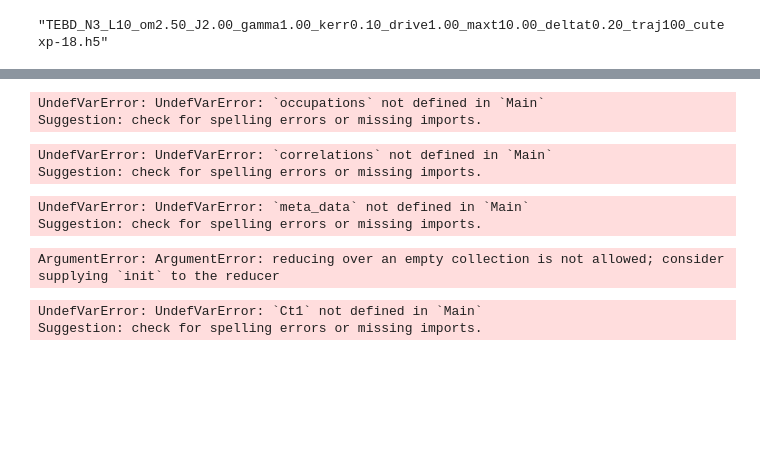
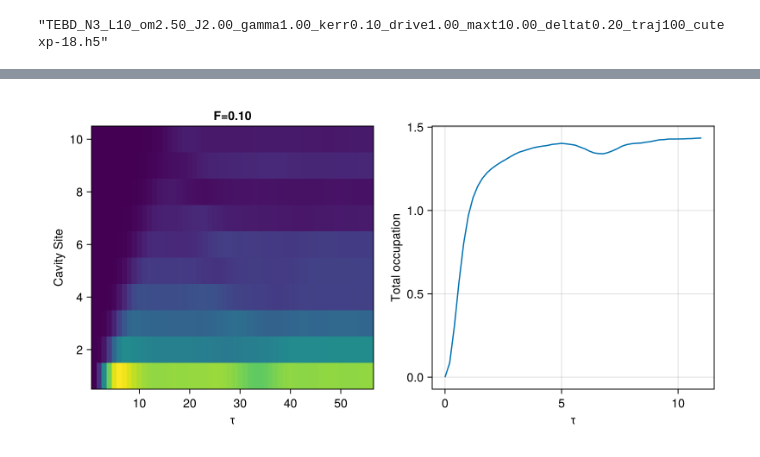
Before and after one commit to Ssalazar12/open_system_tn, a Jupyter notebook: notebooks/benchmarking.ipynb, the cells around one changed output, grey strips where cells are left out. Drawn from its saved outputs; the diff is of its cells as text; code cells hidden in the pictures; blank space fills up the shorter version.

```diff
--- a/notebooks/benchmarking.ipynb
+++ b/notebooks/benchmarking.ipynb
@@ -170,61 +197,12 @@ Suggestion: check for spelling errors or missing imports.
 # %%
-f = Figure(size = (800, 400))
-ax1 = Axis(f[1, 1], xlabel="τ", ylabel="Cavity Site")
+
+f = Figure(size = (800, 400), )
+ax1 = Axis(f[1, 1], xlabel="τ", ylabel="Cavity Site", title=@sprintf("F=%.2f", meta_list[1]["F"] ) )
 ax2 = Axis(f[1, 2], xlabel="τ", ylabel="Total occupation")
 
 heatmap!(ax1, transpose(occupations))
 lines!(ax2, time_list, tot_oc)
+
 f
 # %% [output]
-UndefVarError: UndefVarError: `occupations` not defined in `Main`
-Suggestion: check for spelling errors or missing imports.
+[figure, added]
-# %%
-# don0t forget the normalziattion factor
-tindex = 10
-Ct1 = correlations[1,1:end,tindex]/sqrt(correlations[1,1,tindex]*correlations[end,end,tindex])
-Ctf = correlations[1,1:end,end]/sqrt(correlations[1,1,end]*correlations[end,end,end])
-# %% [output]
-UndefVarError: UndefVarError: `correlations` not defined in `Main`
-Suggestion: check for spelling errors or missing imports.
-# %%
-# first index is configuration, second time, third lattice site
-# grab the value of each configuration at a given lattice site ffor lonf times
-a_first = []
-a_middle = []
-a_last = []
-
-for traj in 1:meta_data["N_trajectories"]
-    for time_i in 0:10
-        push!(a_first, a_ops[traj,end-time_i,1])
-       push!(a_middle, a_ops[traj, end-time_i, round(Int64, meta_data["L"]/2)])
-        push!(a_last, a_ops[traj, end-time_i, end])
-    end
-end
-# %% [output]
-UndefVarError: UndefVarError: `meta_data` not defined in `Main`
-Suggestion: check for spelling errors or missing imports.
-# %%
-f = Figure(size = (900, 310))
-ax1 = Axis(f[1, 1], ylabel=L"Im(\alpha_j)", xlabel=L"Re(\alpha_j)", title=L"j=1")
-ax2 = Axis(f[1, 2], ylabel=L"Im(\alpha_j)", xlabel=L"Re(\alpha_j)",  title=L"j=L/2")
-ax3 = Axis(f[1, 3], ylabel=L"Im(\alpha_j)", xlabel=L"Re(\alpha_j)",  title=L"j=L")
-
-
-scatter!(ax1, real(a_first), imag(a_first), alpha=0.6)
-scatter!(ax2, real(a_middle), imag(a_middle), alpha=0.6)
-scatter!(ax3, real(a_last), imag(a_last), alpha=0.6)
-
-f
-# %% [output]
-ArgumentError: ArgumentError: reducing over an empty collection is not allowed; consider supplying `init` to the reducer
-# %%
-f = Figure(size = (500, 400))
-ax1 = Axis(f[1, 1], xlabel="Lattice sites", ylabel="Spatial Correlation")
-
-lines!(abs.(Ct1))
-lines!(abs.(Ctf))
-
-f
-# %% [output]
-UndefVarError: UndefVarError: `Ct1` not defined in `Main`
-Suggestion: check for spelling errors or missing imports.
```
Also changed, not shown: parts of 18 cells of this notebook, 2 other files.
